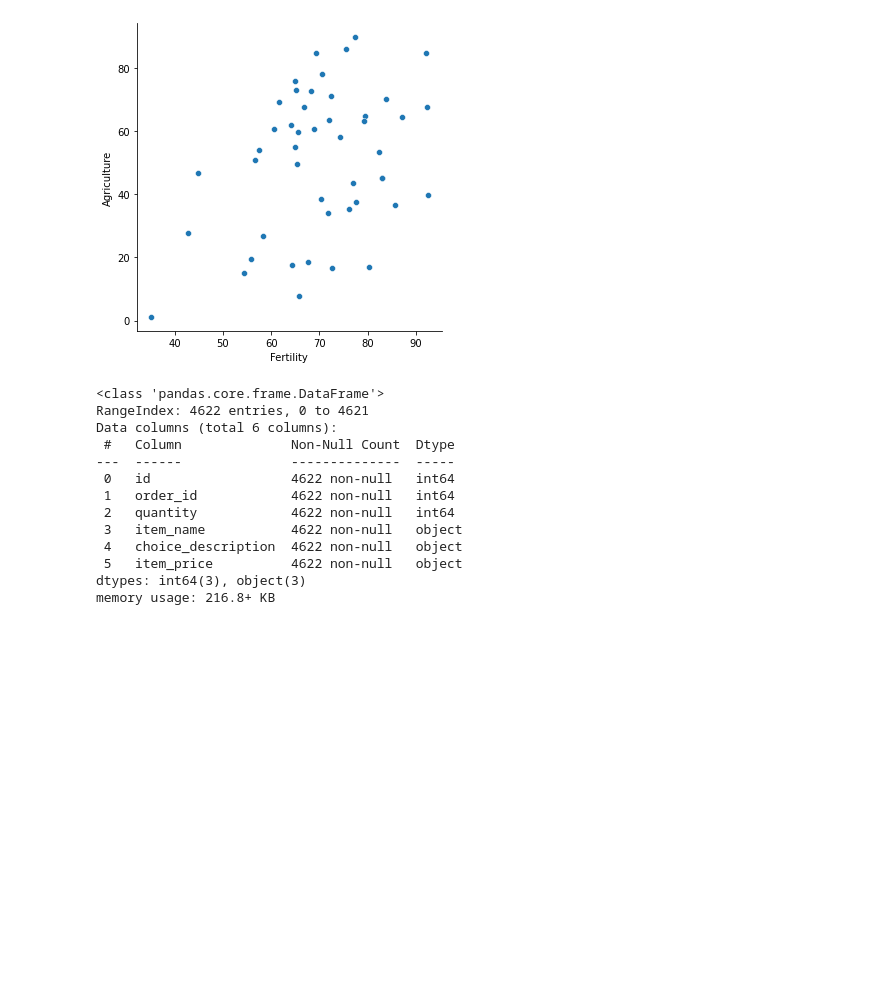
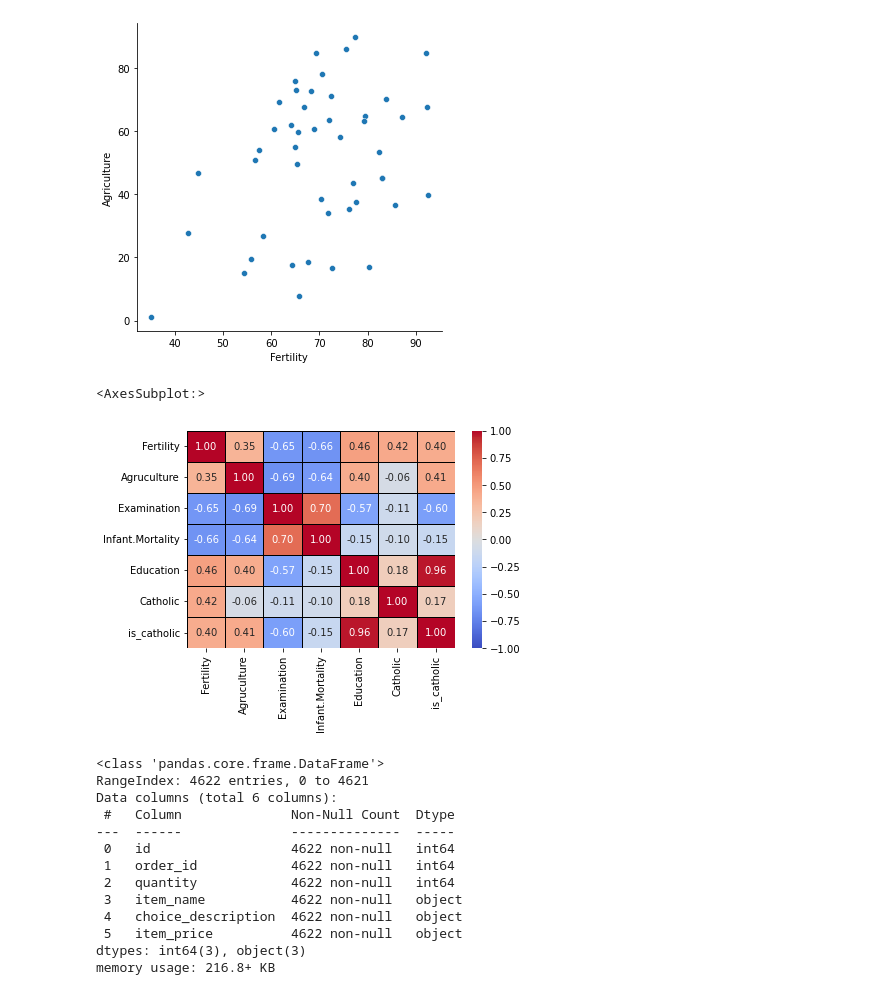
Before and after one commit to QinzhiChen/numpy-pandas-visualization-exercises, a Jupyter notebook: seaborn_exercises.ipynb, the cells around one changed output. Cells and saved outputs as stored; diff of their text form; code cells hidden in the pictures; blank space fills up the shorter version.

```diff
--- a/seaborn_exercises.ipynb
+++ b/seaborn_exercises.ipynb
@@ -204,6 +204,22 @@ sns.relplot(y='Agriculture',x='Fertility', data=swiss)
 [figure]
 [figure]
 [figure]
+# %%
+labels = ['Fertility', 'Agruculture', 'Examination', 'Infant.Mortality', 'Education','Catholic','is_catholic']
+sns.heatmap(swiss.corr(),
+           annot=True,
+           cmap='coolwarm',
+           vmax=1,
+           vmin=-1,
+           center=0,
+           linewidth=1,
+           linecolor='k',
+           fmt='.2f',
+           xticklabels=labels,
+           yticklabels=labels)
+# %% [output]
+<AxesSubplot:>
+[figure, added]
 # %%
 # question 4
 # %%
```
Also changed, not shown: parts of 5 cells of this notebook, 2 other files.
